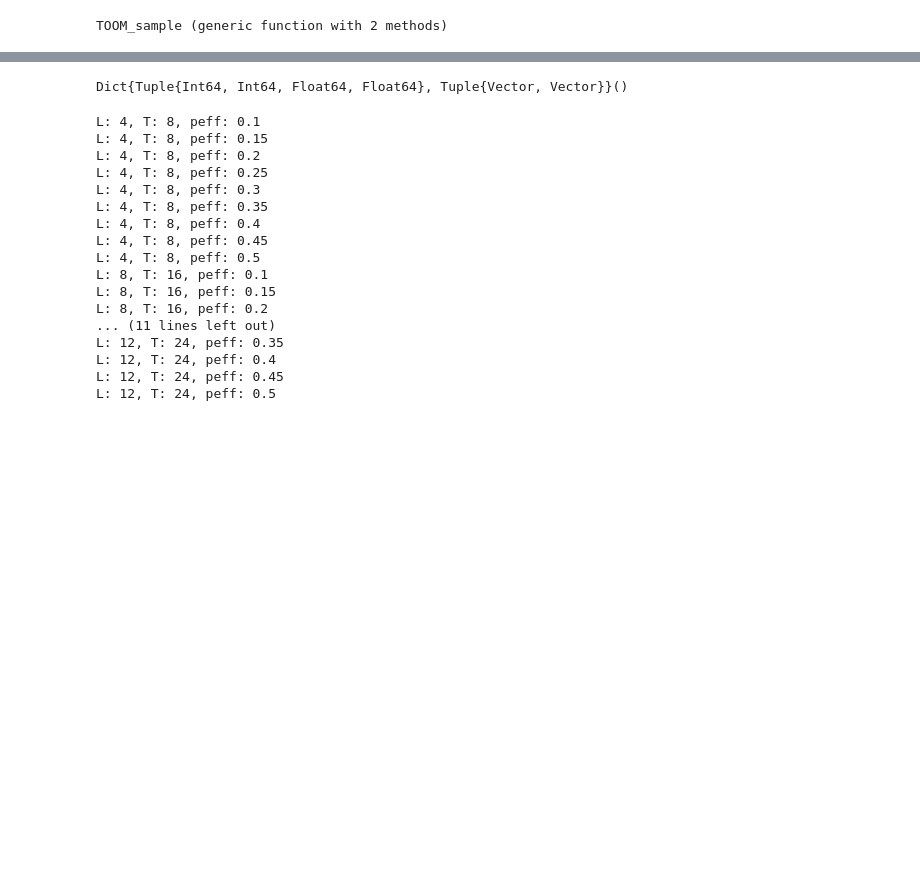
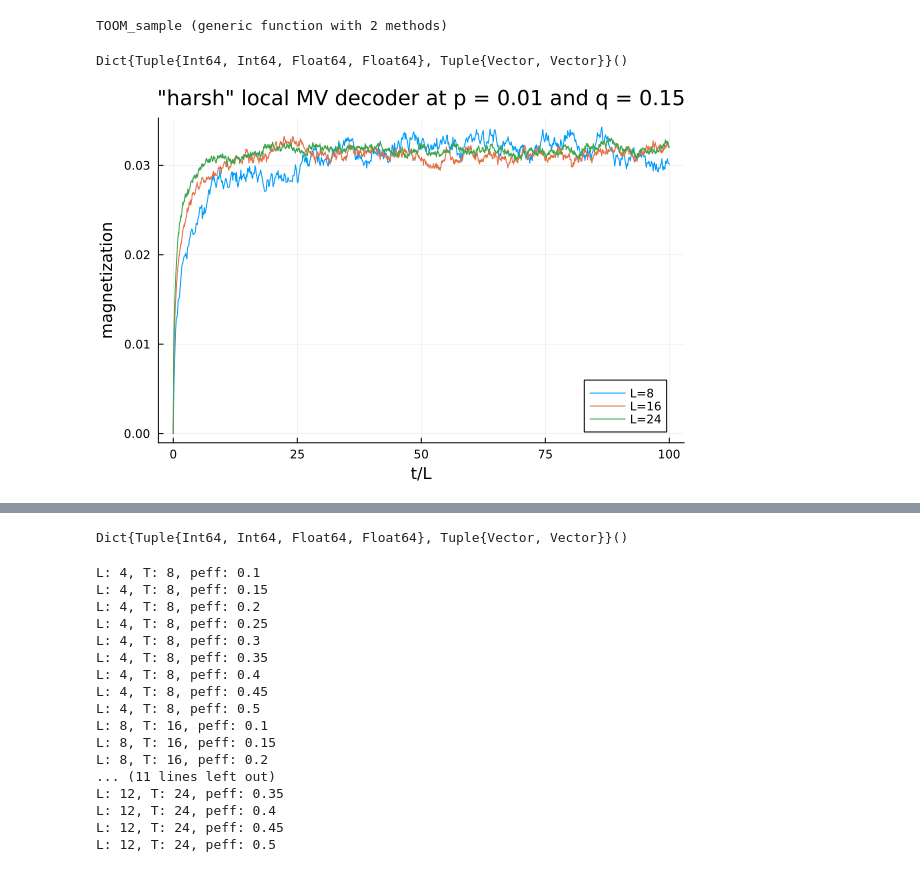
Before and after one commit to jahauser/single_shot, a Jupyter notebook: notebooks/25_08_19.ipynb, the cells around one changed output, grey strips where cells are left out. Saved outputs shown, nothing was run; the diff lists cells and outputs as text; code cells hidden in the pictures; blank space fills up the shorter version.

```diff
--- a/notebooks/25_08_19.ipynb
+++ b/notebooks/25_08_19.ipynb
@@ -13,3 +13,7 @@ include("../src/local.jl")
 include("../src/circuits.jl")
 # %% [output]
 TOOM_sample (generic function with 2 methods)
+# %%
+harsh_MV_data = Dict{Tuple{Int,Int,Float64,Float64}, Tuple{Vector,Vector}}()
+# %% [output]
+Dict{Tuple{Int64, Int64, Float64, Float64}, Tuple{Vector, Vector}}()
@@ -15,0 +34,14 @@ TOOM_sample (generic function with 2 methods)
+# %%
+p = 0.01
+q = 0.15
+
+plt = plot()
+for L in 8:8:24
+    ts = collect(0:100L)
+    ys = [harsh_MV_data[(L, 100L, p, q)]][1]
+    plot!(plt, ts/L, ys, label="L=$L", xlabel="t/L", ylabel="magnetization", title="\"harsh\" local MV decoder at p = $p and q = $q")
+end
+# savefig(plt, "harsh_MV.pdf")
+plt
+# %% [output]
+[figure, added]
```
Also changed, not shown: parts of 7 cells of this notebook, 9 other files.
